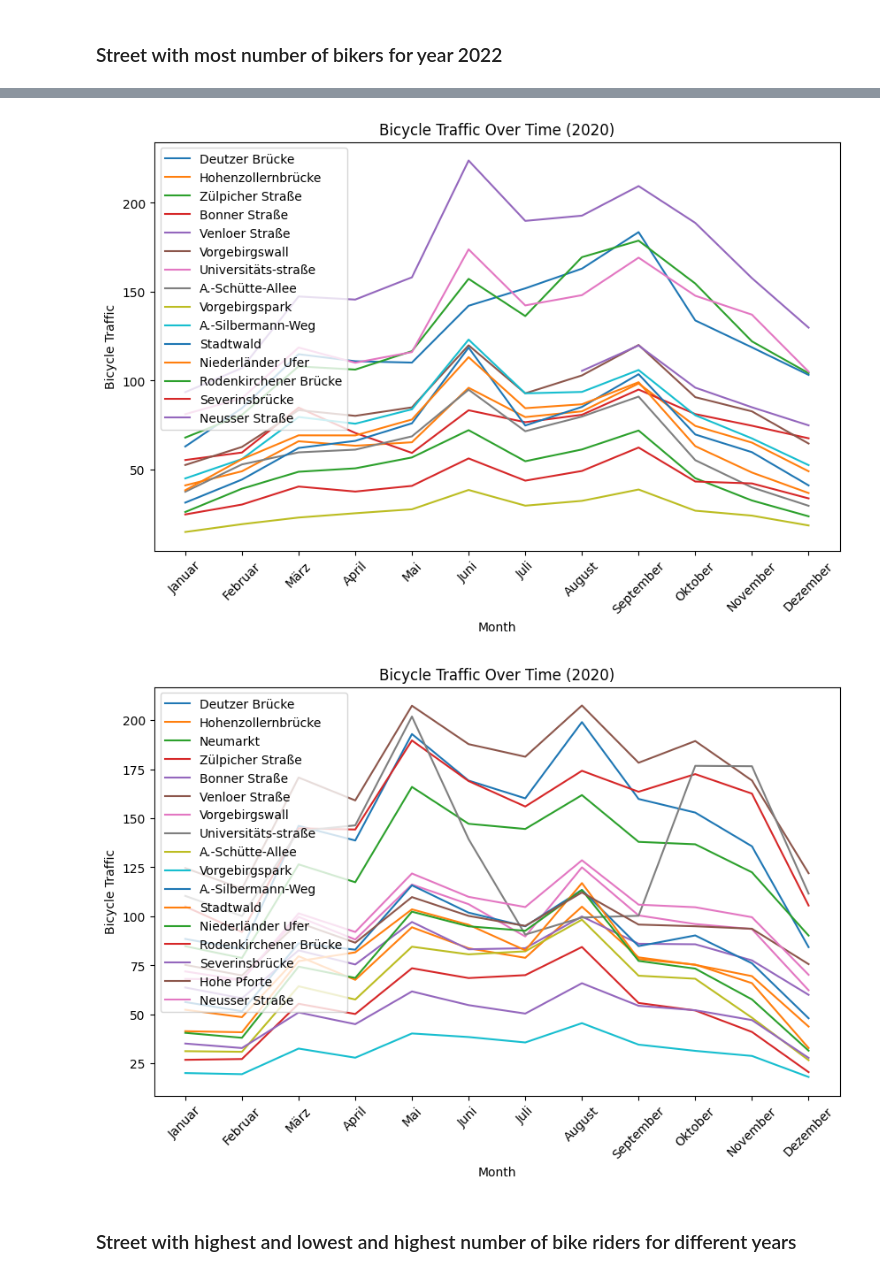
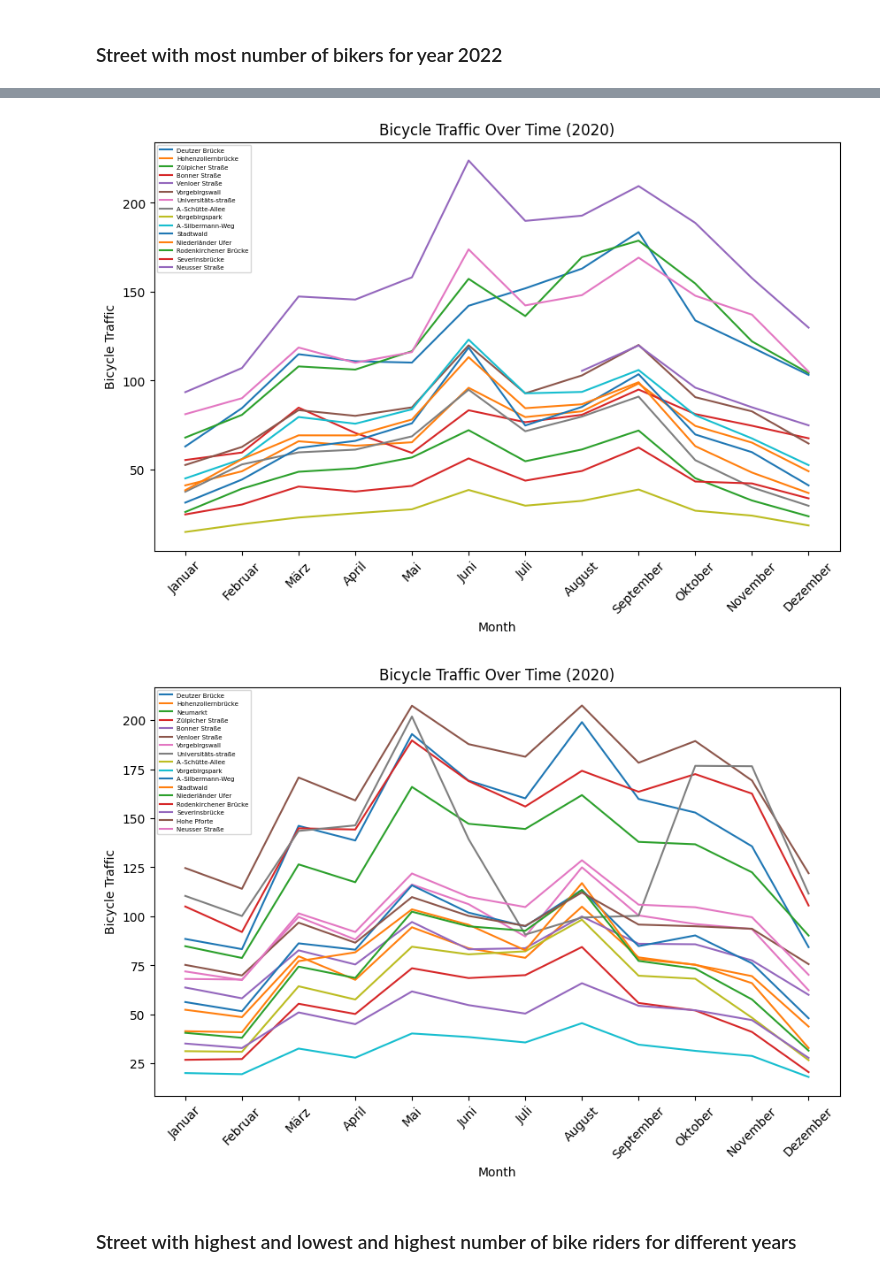
Before and after one commit to rohitpotdukhe01/2023-amse-yx49uxym, a Jupyter notebook: exploration.ipynb, the cells around one changed output, grey strips where cells are left out. Drawn from its saved outputs; the diff is of its cells as text; code cells hidden in the pictures.

```diff
--- a/exploration.ipynb
+++ b/exploration.ipynb
@@ -176,43 +176,43 @@ plt.plot(df_bike_2021['Month'], np.where(df_bike_2021['Neusser Straße'].values
 plt.xlabel('Month')
 plt.ylabel('Bicycle Traffic')
 plt.title('Bicycle Traffic Over Time (2020)')
-plt.legend()
+legend = plt.legend(fontsize=5)
 plt.xticks(rotation=45)
 plt.show()
 # %% [output]
-[figure, old version]
+[figure, new version]
 # %%
 #Street with most number of bikers for year 2022
 
 import numpy as np
 import matplotlib.pyplot as plt
 
 plt.figure(figsize=(10, 6))
 plt.plot(df_bike_2022['Month'], np.where(df_bike_2022['Deutzer Brücke'].values != 0, df_bike_2022['Deutzer Brücke'], np.nan), label='Deutzer Brücke')
 plt.plot(df_bike_2022['Month'], np.where(df_bike_2022['Hohenzollernbrücke'].values != 0, df_bike_2022['Hohenzollernbrücke'], np.nan), label='Hohenzollernbrücke')
 plt.plot(df_bike_2022['Month'], np.where(df_bike_2022['Neumarkt'].values != 0, df_bike_2022['Neumarkt'], np.nan), label='Neumarkt')
 plt.plot(df_bike_2022['Month'], np.where(df_bike_2022['Zülpicher Straße'].values != 0, df_bike_2022['Zülpicher Straße'], np.nan), label='Zülpicher Straße')
 plt.plot(df_bike_2022['Month'], np.where(df_bike_2022['Bonner Straße'].values != 0, df_bike_2022['Bonner Straße'], np.nan), label='Bonner Straße')
 plt.plot(df_bike_2022['Month'], np.where(df_bike_2022['Venloer Straße'].values != 0, df_bike_2022['Venloer Straße'], np.nan), label='Venloer Straße')
 plt.plot(df_bike_2022['Month'], np.where(df_bike_2022['Vorgebirgswall'].values != 0, df_bike_2022['Vorgebirgswall'], np.nan), label='Vorgebirgswall')
 plt.plot(df_bike_2022['Month'], np.where(df_bike_2022['Universitäts-straße'].values != 0, df_bike_2022['Universitäts-straße'], np.nan), label='Universitäts-straße')
 plt.plot(df_bike_2022['Month'], np.where(df_bike_2022['A.-Schütte-Allee'].values != 0, df_bike_2022['A.-Schütte-Allee'], np.nan), label='A.-Schütte-Allee')
 plt.plot(df_bike_2022['Month'], np.where(df_bike_2022['Vorgebirgspark'].values != 0, df_bike_2022['Vorgebirgspark'], np.nan), label='Vorgebirgspark')
 plt.plot(df_bike_2022['Month'], np.where(df_bike_2022['A.-Silbermann-Weg'].values != 0, df_bike_2022['A.-Silbermann-Weg'], np.nan), label='A.-Silbermann-Weg')
 plt.plot(df_bike_2022['Month'], np.where(df_bike_2022['Stadtwald'].values != 0, df_bike_2022['Stadtwald'], np.nan), label='Stadtwald')
 plt.plot(df_bike_2022['Month'], np.where(df_bike_2022['Niederländer Ufer'].values != 0, df_bike_2022['Niederländer Ufer'], np.nan), label='Niederländer Ufer')
 plt.plot(df_bike_2022['Month'], np.where(df_bike_2022['Rodenkirchener Brücke'].values != 0, df_bike_2022['Rodenkirchener Brücke'], np.nan), label='Rodenkirchener Brücke')
 plt.plot(df_bike_2022['Month'], np.where(df_bike_2022['Severinsbrücke'].values != 0, df_bike_2022['Severinsbrücke'], np.nan), label='Severinsbrücke')
 plt.plot(df_bike_2022['Month'], np.where(df_bike_2022['Hohe Pforte'].values != 0, df_bike_2022['Hohe Pforte'], np.nan), label='Hohe Pforte')
 plt.plot(df_bike_2022['Month'], np.where(df_bike_2022['Neusser Straße'].values != 0, df_bike_2022['Neusser Straße'], np.nan), label='Neusser Straße')
 plt.xlabel('Month')
 plt.ylabel('Bicycle Traffic')
 plt.title('Bicycle Traffic Over Time (2020)')
-plt.legend()
+legend = plt.legend(fontsize=5)
 plt.xticks(rotation=45)
 plt.show()
 # %% [output]
-[figure, old version]
+[figure, new version]
 # %% [markdown]
 ### Street with highest and lowest and highest number of bike riders for different years
 # %%
```
Also changed, not shown: parts of 1 cell of this notebook, 2 other files.
